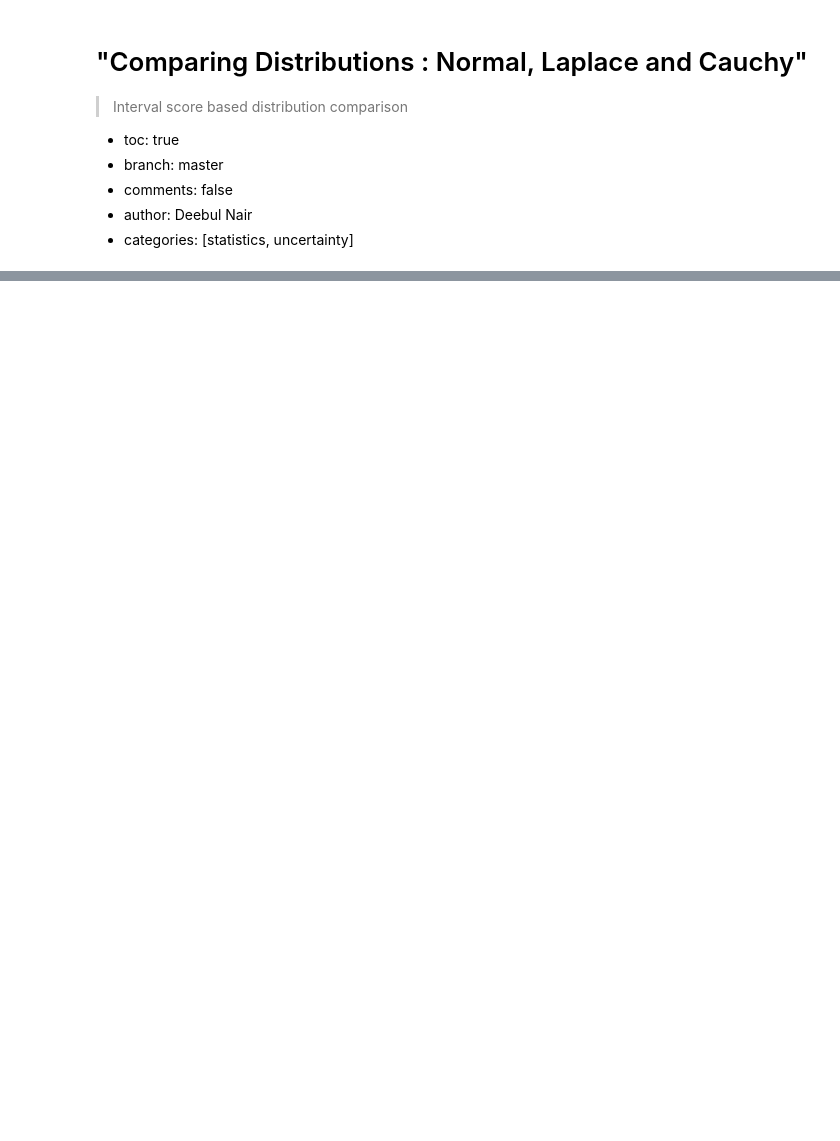
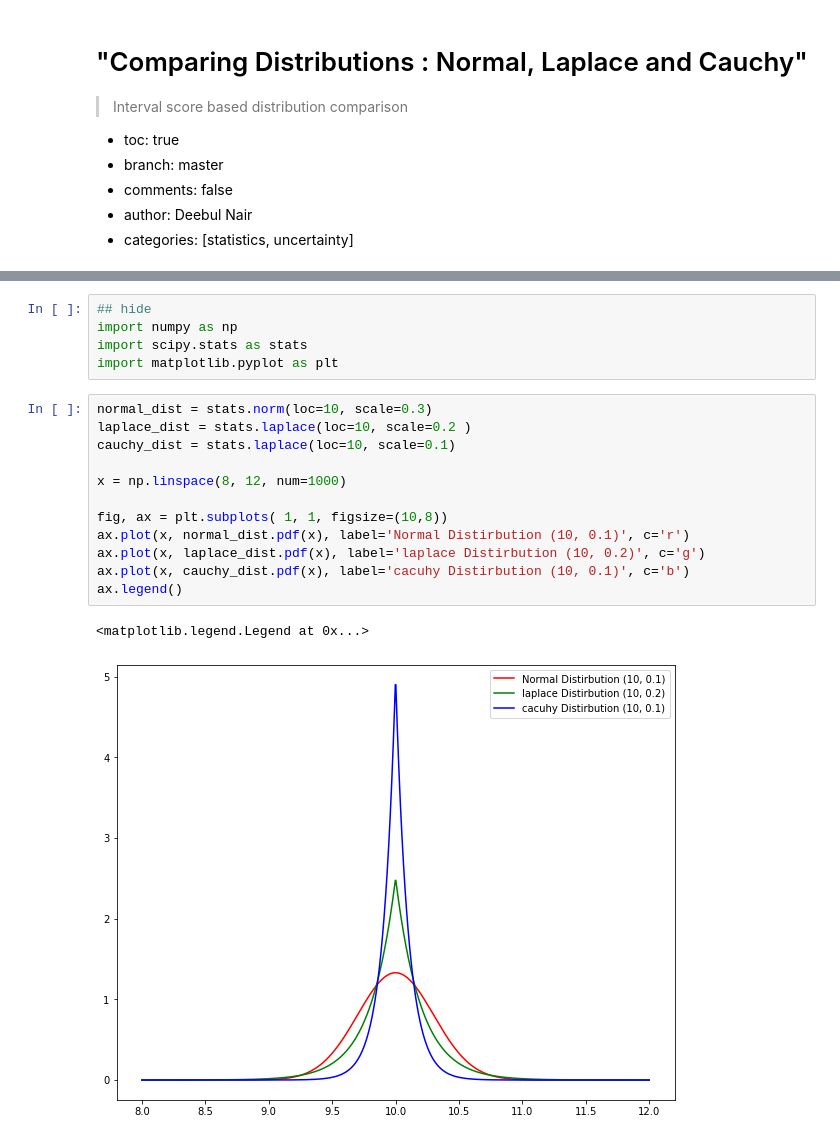
Before and after one commit to deebuls/devblog, a Jupyter notebook: 2022-12-15-comparing-Normal-Laplace-Cacuhy-Distirbutions-Interval-score.ipynb, the cells around one changed output, grey strips where cells are left out. Drawn from its saved outputs; the diff is of its cells as text; blank space fills up the shorter version.

```diff
--- a/2022-12-15-comparing-Normal-Laplace-Cacuhy-Distirbutions-Interval-score.ipynb
+++ b/2022-12-15-comparing-Normal-Laplace-Cacuhy-Distirbutions-Interval-score.ipynb
@@ -26,0 +32,20 @@ For example: the above distirbutions how all of them have peak at 10 but how to
+# %%
+## hide
+import numpy as np
+import scipy.stats as stats
+import matplotlib.pyplot as plt
+# %%
+normal_dist = stats.norm(loc=10, scale=0.3)
+laplace_dist = stats.laplace(loc=10, scale=0.2 )
+cauchy_dist = stats.laplace(loc=10, scale=0.1)
+
+x = np.linspace(8, 12, num=1000)
+
+fig, ax = plt.subplots( 1, 1, figsize=(10,8))
+ax.plot(x, normal_dist.pdf(x), label='Normal Distirbution (10, 0.1)', c='r')
+ax.plot(x, laplace_dist.pdf(x), label='laplace Distirbution (10, 0.2)', c='g')
+ax.plot(x, cauchy_dist.pdf(x), label='cacuhy Distirbution (10, 0.1)', c='b')
+ax.legend()
+# %% [output]
+<matplotlib.legend.Legend at 0x...>
+[figure, added]
```
Also changed, not shown: parts of 11 cells of this notebook.
